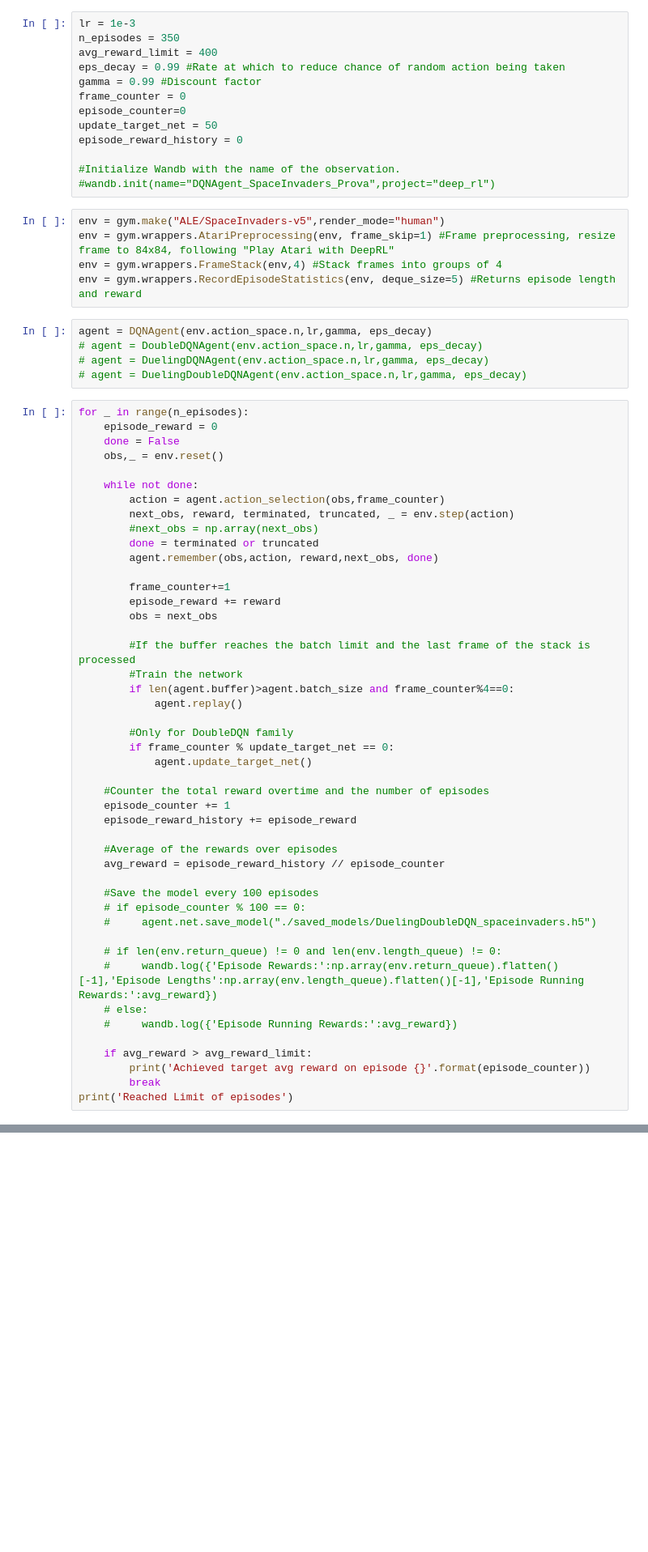
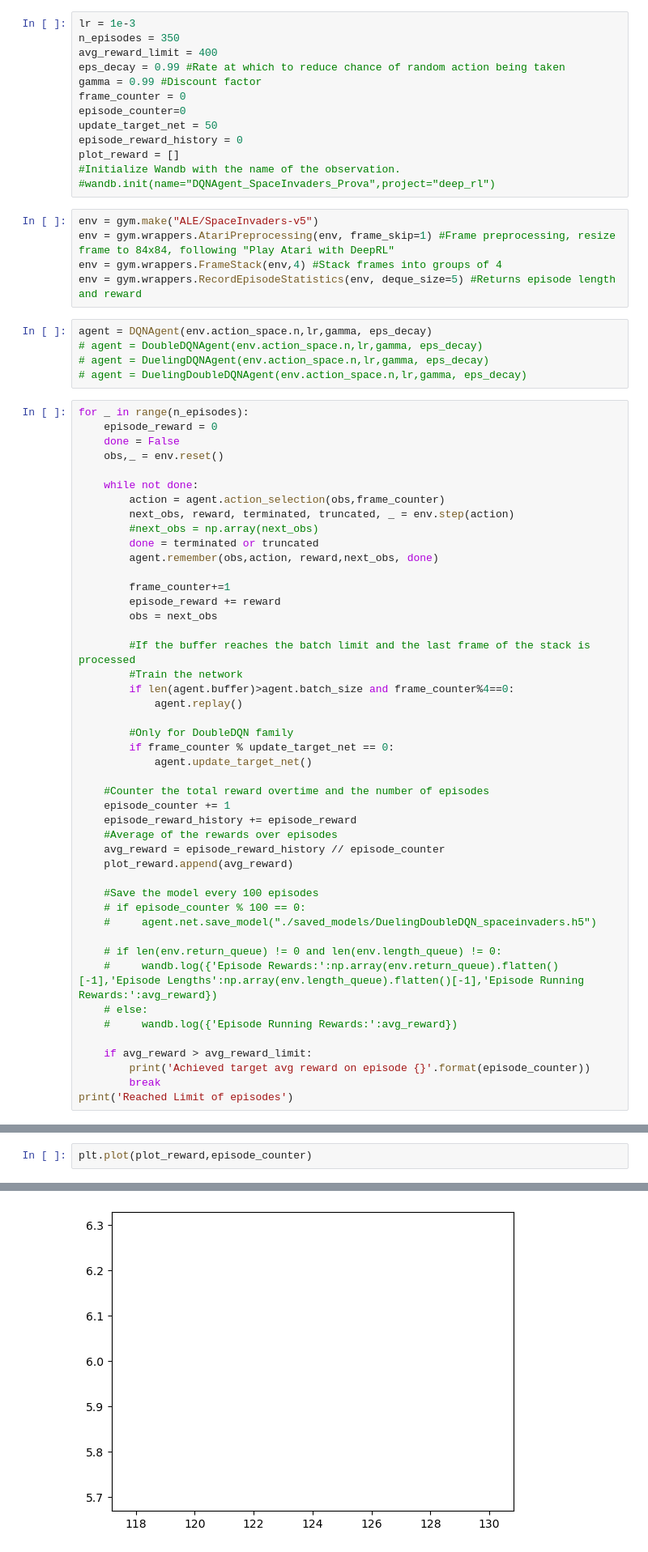
Before and after one commit to rullo16/DRLAtari, a Jupyter notebook: DQN_family_Algorithms/DQN_Training.ipynb, the cells around one changed output, grey strips where cells are left out. Shown: that part at 81% size. Drawn from its saved outputs; the diff is of its cells as text; blank space fills up the shorter version.

```diff
--- a/DQN_family_Algorithms/DQN_Training.ipynb
+++ b/DQN_family_Algorithms/DQN_Training.ipynb
@@ -17,11 +18,11 @@ frame_counter = 0
 episode_counter=0
 update_target_net = 50
 episode_reward_history = 0
-
+plot_reward = []
 #Initialize Wandb with the name of the observation.
 #wandb.init(name="DQNAgent_SpaceInvaders_Prova",project="deep_rl")
 # %%
-env = gym.make("ALE/SpaceInvaders-v5",render_mode="human")
+env = gym.make("ALE/SpaceInvaders-v5")
 env = gym.wrappers.AtariPreprocessing(env, frame_skip=1) #Frame preprocessing, resize frame to 84x84, following "Play Atari with DeepRL"
 env = gym.wrappers.FrameStack(env,4) #Stack frames into groups of 4
 env = gym.wrappers.RecordEpisodeStatistics(env, deque_size=5) #Returns episode length and reward
@@ -59,9 +60,9 @@ for _ in range(n_episodes):
     #Counter the total reward overtime and the number of episodes
     episode_counter += 1
     episode_reward_history += episode_reward
-
     #Average of the rewards over episodes
     avg_reward = episode_reward_history // episode_counter
+    plot_reward.append(avg_reward)
 
     #Save the model every 100 episodes
     # if episode_counter % 100 == 0:
@@ -98,0 +99,3 @@ Error:
+# %%
+plt.plot(plot_reward,episode_counter)
+# %% [output]
@@ -98,0 +103 @@ Error:
+[figure, added]
```
Also changed, not shown: parts of 3 cells of this notebook, 5 other files.
